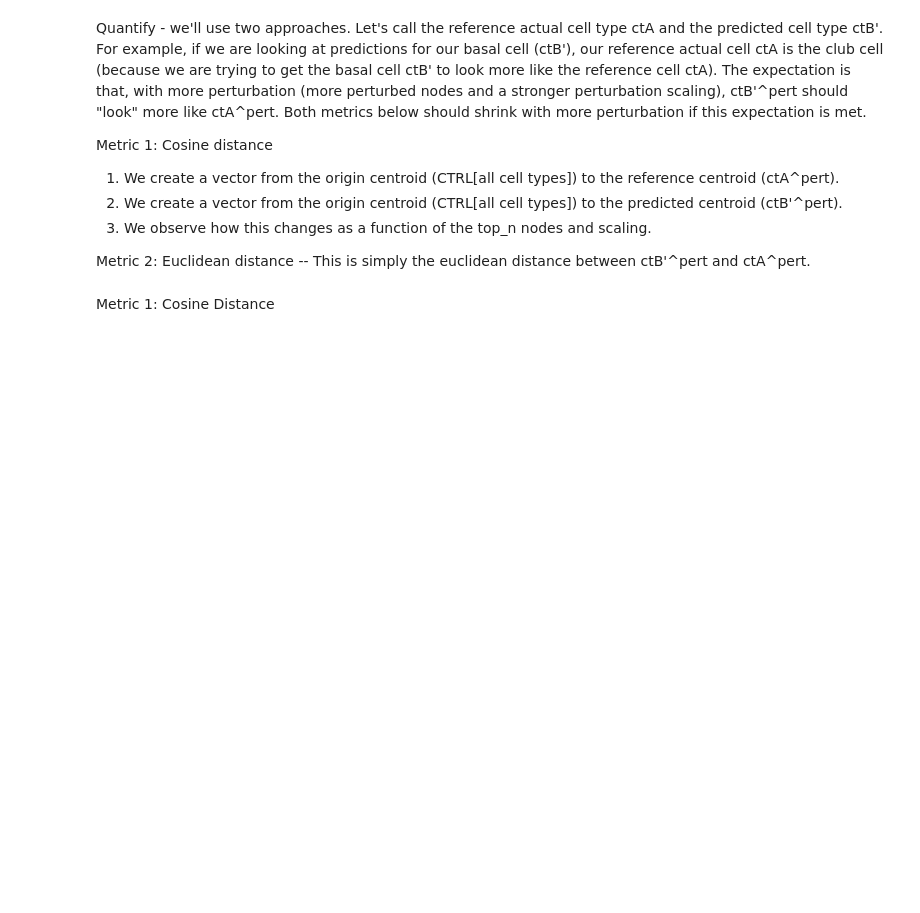
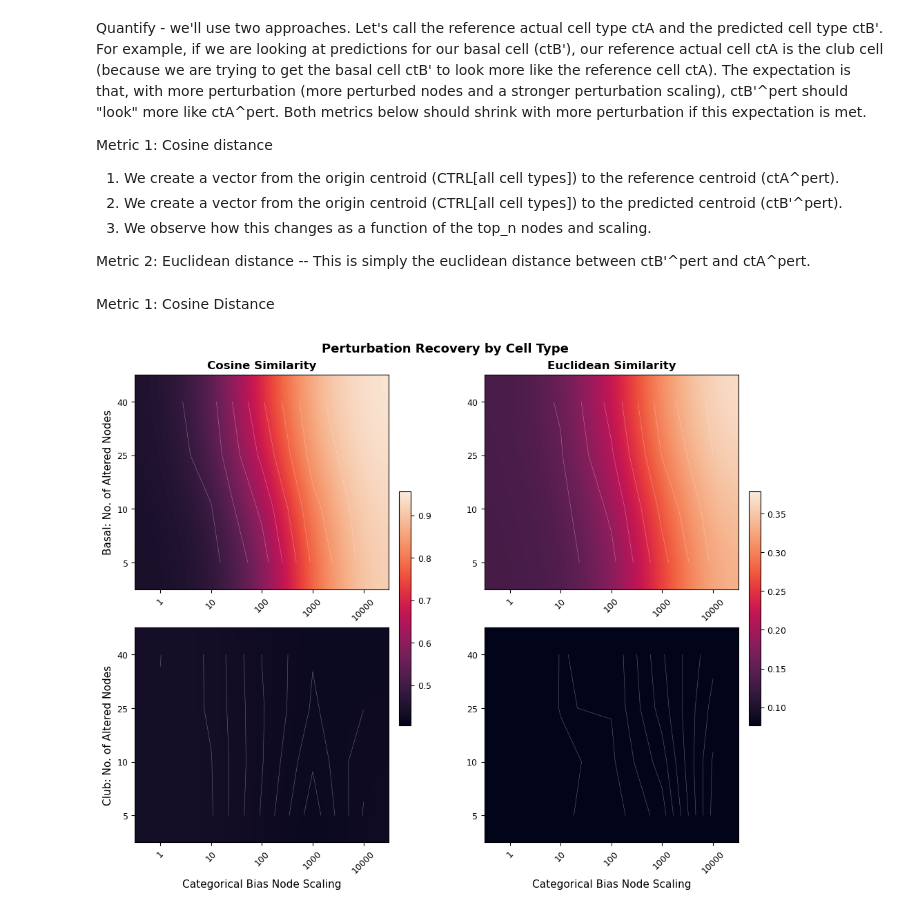
Before and after one commit to hmbaghdassarian/scLEMBAS, a Jupyter notebook: notebooks/McCauley_2024/07_mechanistic_analyses/subnetwork_analysis/05_analyze_subnetwork.ipynb, the cells around one changed output. Saved outputs shown, nothing was run; the diff lists cells and outputs as text; code cells hidden in the pictures; blank space fills up the shorter version.

```diff
--- a/notebooks/McCauley_2024/07_mechanistic_analyses/subnetwork_analysis/05_analyze_subnetwork.ipynb
+++ b/notebooks/McCauley_2024/07_mechanistic_analyses/subnetwork_analysis/05_analyze_subnetwork.ipynb
@@ -1408,6 +1451,8 @@ We include:
 - the altered prediction
 - the control actuals, and the other cell type actual under TGFB1
 # %%
+max_cells = int(3e4)
+
 def build_altered_df(node_scaler, top_n_altered, ct):
     """
     Subset X_pls_pred_altered by node_scaler, top_n_altered, and cell type ct,
@@ -1462,19 +1508,19 @@ plt.show()
 # %%
-ct = 'Club'
-altered_dict = {}
-for (top_n_altered, node_scaler) in itertools.product(top_ns, node_scalers):
-    label = 'Perturbed Nodes: {} \n Relative Perturbation Strength: {}'.format(top_n_altered, node_scaler)
-    altered_dict[label] = build_altered_df(node_scaler, top_n_altered, ct)
+# ct = 'Club'
+# altered_dict = {}
+# for (top_n_altered, node_scaler) in itertools.product(top_ns, node_scalers):
+#     label = 'Perturbed Nodes: {} \n Relative Perturbation Strength: {}'.format(top_n_altered, node_scaler)
+#     altered_dict[label] = build_altered_df(node_scaler, top_n_altered, ct)
 
 
 
-fig, axes = plot_pls_kde_grid(
-    altered_dict,
-    cat_col=cat_col,
-    pert_col=pert_col,
-    ctrl_pert=ctrl_pert,
-    pert=pert,
-    ncols=len(node_scalers)
-)
-fig.suptitle('Altered {} Cells'.format(ct))
-plt.show()
+# fig, axes = plot_pls_kde_grid(
+#     altered_dict,
+#     cat_col=cat_col,
+#     pert_col=pert_col,
+#     ctrl_pert=ctrl_pert,
+#     pert=pert,
+#     ncols=len(node_scalers)
+# )
+# fig.suptitle('Altered {} Cells'.format(ct))
+# plt.show()
@@ -1526,8 +1570,8 @@ X_pls_pred_altered_basal = build_altered_df(node_scaler = int(1e4), top_n_altere
 # strongest because had no effect
 X_pls_pred_altered_club = build_altered_df(node_scaler = int(1e4), top_n_altered = 40, ct = 'Club')
 # %%
-fig, axes = plot_pls_kde_list(
-    [X_pls_actual, X_pls_pred_unaltered_both, X_pls_pred_altered_basal, X_pls_pred_altered_club],
-    ['Actual', 'Unaltered Predictions', 'Altered Basal Cells', 'Altered Club Cells'],
-    cat_col, pert_col, ctrl_pert, pert,
-)
+# fig, axes = plot_pls_kde_list(
+#     [X_pls_actual, X_pls_pred_unaltered_both, X_pls_pred_altered_basal, X_pls_pred_altered_club],
+#     ['Actual', 'Unaltered Predictions', 'Altered Basal Cells', 'Altered Club Cells'],
+#     cat_col, pert_col, ctrl_pert, pert,
+# )
@@ -1670,31 +2274,33 @@ for row, ct in enumerate(cell_types):
         )
         ax.contour(zi_smooth, levels=8, colors='white', linewidths=0.4, alpha=0.4)
 
         # only add colorbar on the last row so it's shared and not duplicated
         if row == len(cell_types) - 1:
             cbar = fig.colorbar(im, ax=axes[:, col], fraction=0.046, pad=0.04)
 #             cbar.set_label(metric_label, fontsize=10)
             cbar.ax.tick_params(labelsize=9)
 
         ax.set_xticks(range(len(x_vals)))
         ax.set_xticklabels([str(v) for v in x_vals], fontsize=9, rotation=45)
         ax.set_yticks(range(len(y_vals)))
         ax.set_yticklabels([str(v) for v in y_vals], fontsize=9)
         ax.set_facecolor('#03051A')
 
         if row == len(cell_types) - 1:
             ax.set_xlabel('Categorical Bias Node Scaling', fontsize=11)
         if col == 0:
             ax.set_ylabel(f'{ct}: No. of Altered Nodes', fontsize=11)
         if row == 0:
             ax.set_title(metric_label, fontsize=12, fontweight='bold')
 
 fig.suptitle('Perturbation Recovery by Cell Type', fontsize=13, fontweight='bold')
 for ext in ['png']:
     fig.savefig(
-        os.path.join(data_path, 'figures', 'presenting', '{}_cat_bias_perturbation.{}'.format(author, ext)),
+        os.path.join(data_path, 'figures', '{}_cat_bias_perturbation.{}'.format(author, ext)),
         dpi=600 if ext == "png" else None,
         bbox_inches="tight",
         transparent=True
     )
 plt.show()
+# %% [output]
+[figure, added]
```
Also changed, not shown: parts of 18 cells of this notebook, 9 other files.
